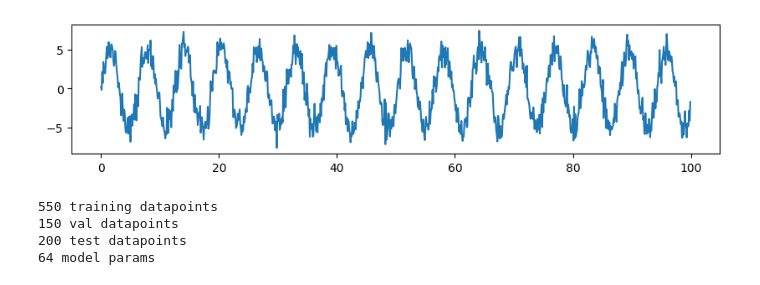
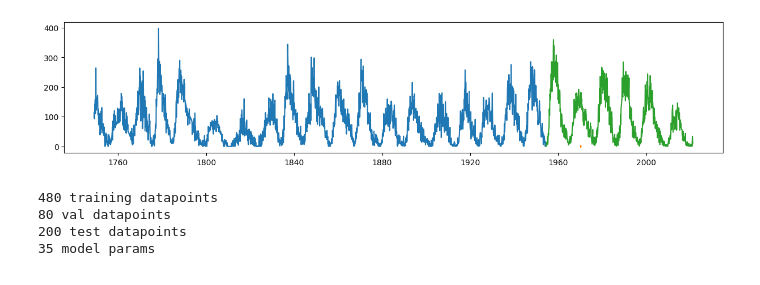
Before and after one commit to robetatis/study_notes_ml, a Jupyter notebook: sunspots.ipynb, the cells around one changed output. Cells and saved outputs as stored; diff of their text form; code cells hidden in the pictures.

```diff
--- a/sunspots.ipynb
+++ b/sunspots.ipynb
@@ -17,9 +14,41 @@ series = 5*np.sin(time) + np.random.randn(len(time))
+# %%
+def load_data(path):
+    df = pd.read_csv(path)
+    df.columns = ['x', 'date', 'monthly_mean_sunspots']
+    df = df.set_index('date')
+    df = df['monthly_mean_sunspots']
+    df.index = pd.to_datetime(df.index, format='%Y-%m-%d')
+    df = df.asfreq('ME')
+    return df
+
+df = load_data(PATH)
+
+time = df.index
+series = df.values
+# %%
+#time = np.arange(0, 100, 0.1)
+#series = 2*np.sin(time) + np.random.normal(0, 0.1, len(time))
+
+test_size = 800
+val_size = 200
+train_val_series, train_val_time = series[:-test_size], time[:-test_size]
+test_series, test_time = series[-test_size:], time[-test_size:]
+
+train_series, train_time = train_val_series[:-val_size], train_val_time[:-val_size]
+val_series, val_time = train_val_series[-val_size:], train_val_time[-val_size:]
+
+
+train_series = train_series.reshape((len(train_series), 1))
+val_series = val_series.reshape((len(val_series), 1))
+test_series  = test_series.reshape((len(test_series), 1))
 # %%
-fig, ax = plt.subplots(figsize=(10, 2))
-ax.plot(time, series)
+fig, ax = plt.subplots(figsize=(15, 3))
+ax.plot(train_time, train_series)
+ax.plot(val_time, val_series)
+ax.plot(test_time, test_series)
 plt.show()
 # %% [output]
-[figure, old version]
+[figure, new version]
 # %%
 def split_series(time, series, train_fraction, val_fraction, test_fraction, window_size):
     train_size = int(train_fraction*len(series))
@@ -84,9 +113,9 @@ train_ds = create_windowed_dataset(train_series, WINDOW_SIZE, BATCH_SIZE, SHUFFL
 val_ds = create_windowed_dataset(val_series, WINDOW_SIZE, BATCH_SIZE, SHUFFLE_BUFFER)
 test_ds = create_windowed_dataset(test_series, WINDOW_SIZE, BATCH_SIZE, SHUFFLE_BUFFER)
 
-model = make_model(WINDOW_SIZE, 3)
+model = make_model(WINDOW_SIZE, 2)
 # %% [output]
-550 training datapoints
-150 val datapoints
+480 training datapoints
+80 val datapoints
 200 test datapoints
-64 model params
+35 model params
```
Also changed, not shown: parts of 21 cells of this notebook.
